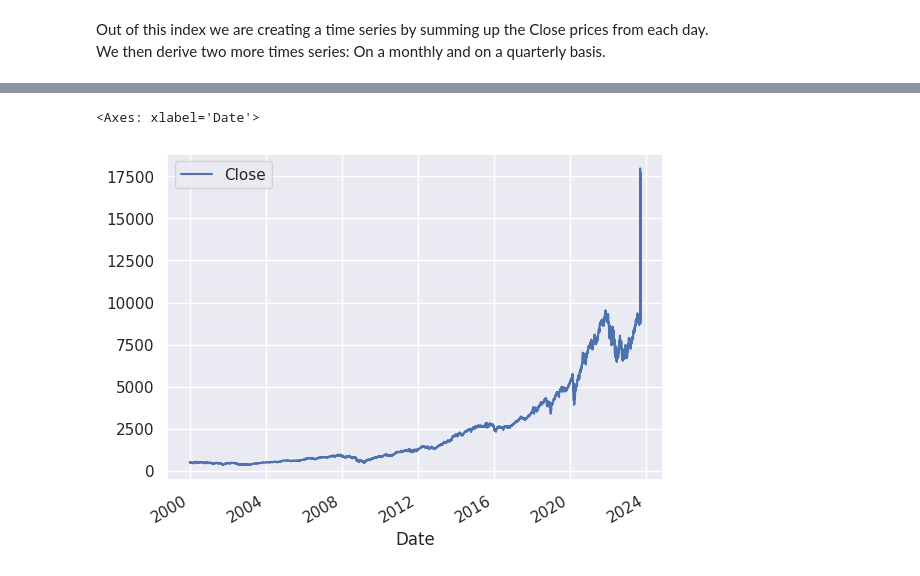
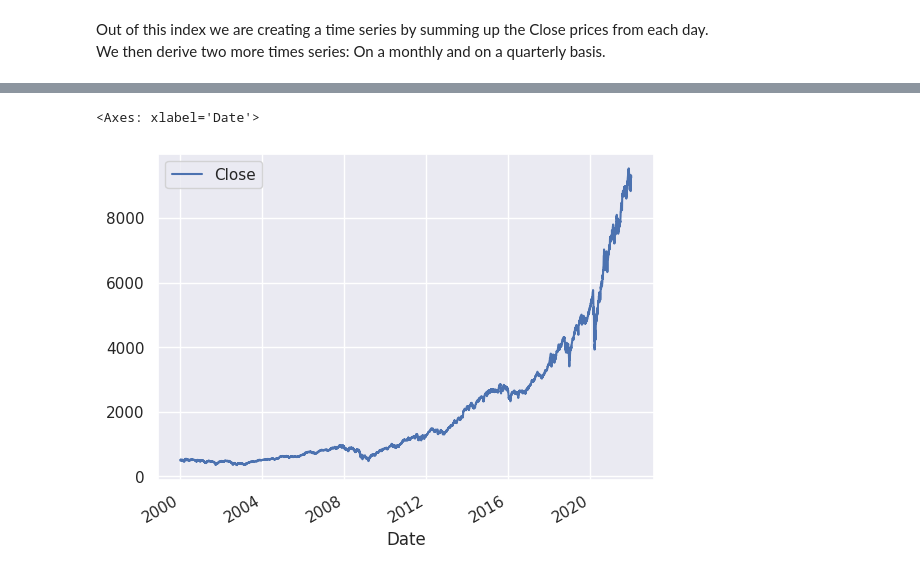
Before and after one commit to christofkaelin/ca683-project-group-1, a Jupyter notebook: CA683_Project_Group1.ipynb, the cells around one changed output, grey strips where cells are left out. Cells and saved outputs as stored; diff of their text form; code cells hidden in the pictures.

```diff
--- a/CA683_Project_Group1.ipynb
+++ b/CA683_Project_Group1.ipynb
@@ -382,4 +320,4 @@ plt.show()
 Out of this index we are creating a time series by summing up the Close prices from each day. \
 We then derive two more times series: On a monthly and on a quarterly basis.
 # %%
-ts_daily = df.loc[df['SP500'] ==True].groupby('Date')['Close'].sum().reset_index()
+ts = df.loc[df['SP500'] ==True].groupby('Date')['Close'].sum().reset_index()
@@ -396,5 +324,11 @@ missing_dates_df.plot.line(x='Date', y='Missing')
+# %%
+ts = ts[:5911] # Drop after June 2023
+# %%
+# Training group until 2021
+ts_train = ts[:5536]
+ts_test = ts[5536:]
 # %%
-ts_daily.plot.line(x='Date', y='Close')
+ts_train.plot.line(x='Date', y='Close')
 # %% [output]
 <Axes: xlabel='Date'>
-[figure, old version]
+[figure, new version]
```
Also changed, not shown: parts of 57 cells of this notebook.
